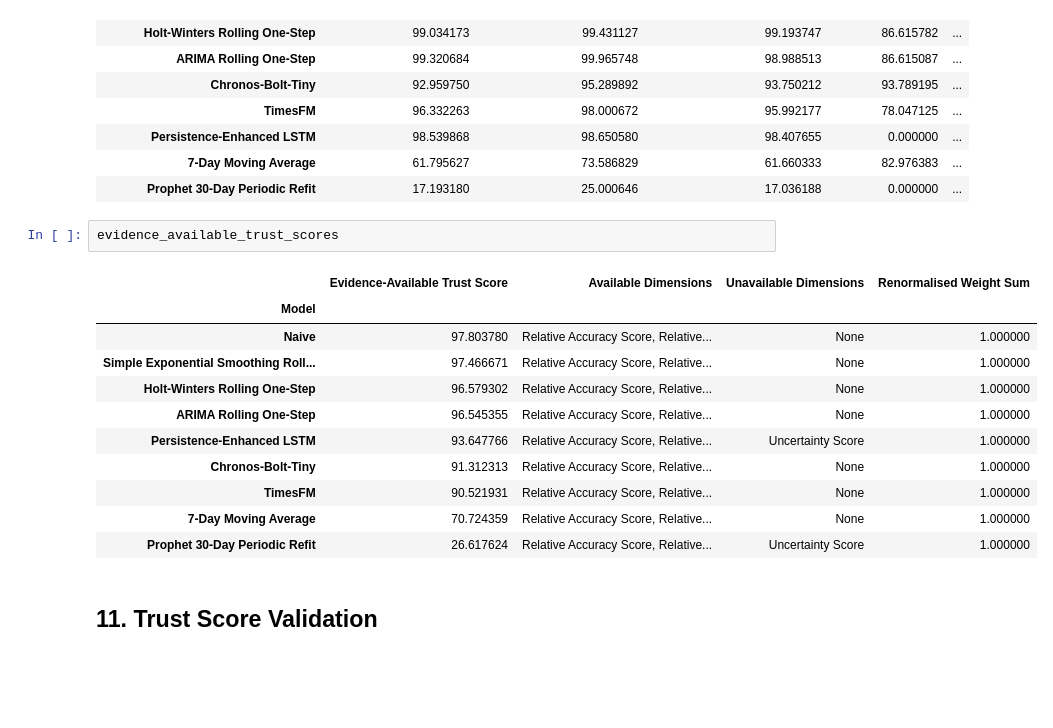
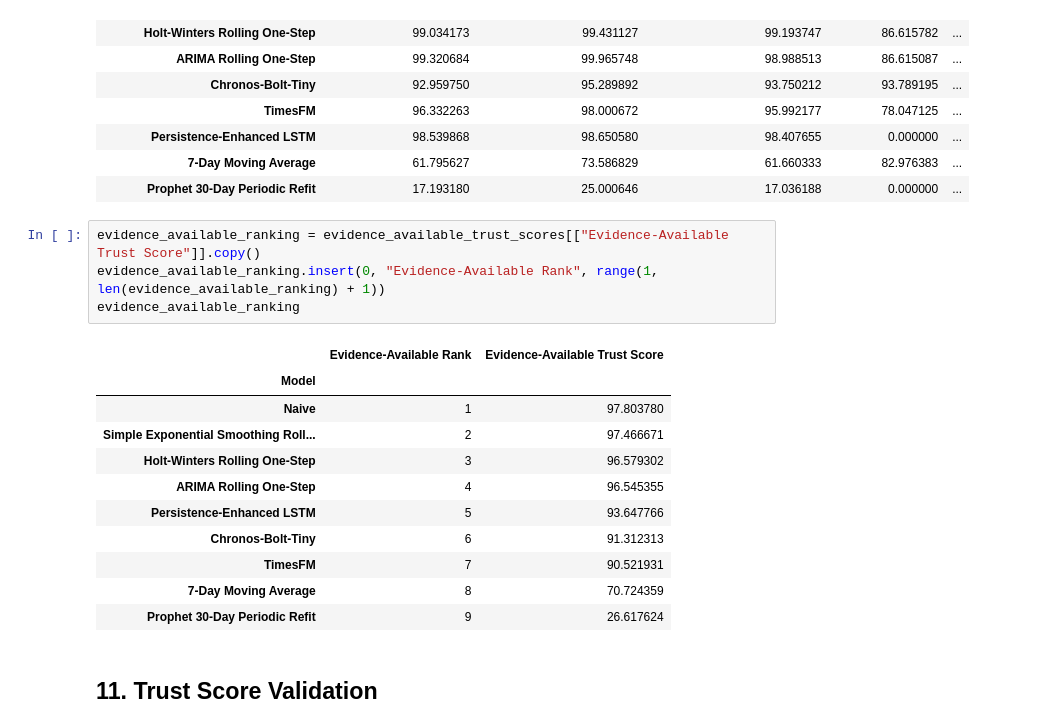
Before and after one commit to mdsoadsolaiman/Time-Series-Foundation-Models, a Jupyter notebook: notebooks/06_Trustworthiness.ipynb, the cells around one changed output. Cells and saved outputs as stored; diff of their text form; blank space fills up the shorter version.

Commit message:
Separate Bitcoin Trust Score rankings to prevent mixed-rank interpretation

```diff
--- a/notebooks/06_Trustworthiness.ipynb
+++ b/notebooks/06_Trustworthiness.ipynb
@@ -681,19 +681,21 @@ trust_scores
 | 7-Day Moving Average | 61.795627 | 73.586829 | 61.660333 | 82.976383 | ... |
 | Prophet 30-Day Periodic Refit | 17.193180 | 25.000646 | 17.036188 | 0.000000 | ... |
 # %%
-evidence_available_trust_scores
+evidence_available_ranking = evidence_available_trust_scores[["Evidence-Available Trust Score"]].copy()
+evidence_available_ranking.insert(0, "Evidence-Available Rank", range(1, len(evidence_available_ranking) + 1))
+evidence_available_ranking
 # %% [output]
-|  | Evidence-Available Trust Score | Available Dimensions | Unavailable Dimensions | Renormalised Weight Sum |
-| Model |  |  |  |  |
-| Naive | 97.803780 | Relative Accuracy Score, Relative... | None | 1.000000 |
-| Simple Exponential Smoothing Roll... | 97.466671 | Relative Accuracy Score, Relative... | None | 1.000000 |
-| Holt-Winters Rolling One-Step | 96.579302 | Relative Accuracy Score, Relative... | None | 1.000000 |
-| ARIMA Rolling One-Step | 96.545355 | Relative Accuracy Score, Relative... | None | 1.000000 |
-| Persistence-Enhanced LSTM | 93.647766 | Relative Accuracy Score, Relative... | Uncertainty Score | 1.000000 |
-| Chronos-Bolt-Tiny | 91.312313 | Relative Accuracy Score, Relative... | None | 1.000000 |
-| TimesFM | 90.521931 | Relative Accuracy Score, Relative... | None | 1.000000 |
-| 7-Day Moving Average | 70.724359 | Relative Accuracy Score, Relative... | None | 1.000000 |
-| Prophet 30-Day Periodic Refit | 26.617624 | Relative Accuracy Score, Relative... | Uncertainty Score | 1.000000 |
+|  | Evidence-Available Rank | Evidence-Available Trust Score |
+| Model |  |  |
+| Naive | 1 | 97.803780 |
+| Simple Exponential Smoothing Roll... | 2 | 97.466671 |
+| Holt-Winters Rolling One-Step | 3 | 96.579302 |
+| ARIMA Rolling One-Step | 4 | 96.545355 |
+| Persistence-Enhanced LSTM | 5 | 93.647766 |
+| Chronos-Bolt-Tiny | 6 | 91.312313 |
+| TimesFM | 7 | 90.521931 |
+| 7-Day Moving Average | 8 | 70.724359 |
+| Prophet 30-Day Periodic Refit | 9 | 26.617624 |
 # %% [markdown]
 ## 11. Trust Score Validation
 # %%
```
Also changed, not shown: parts of 3 cells of this notebook, 2 other files.
